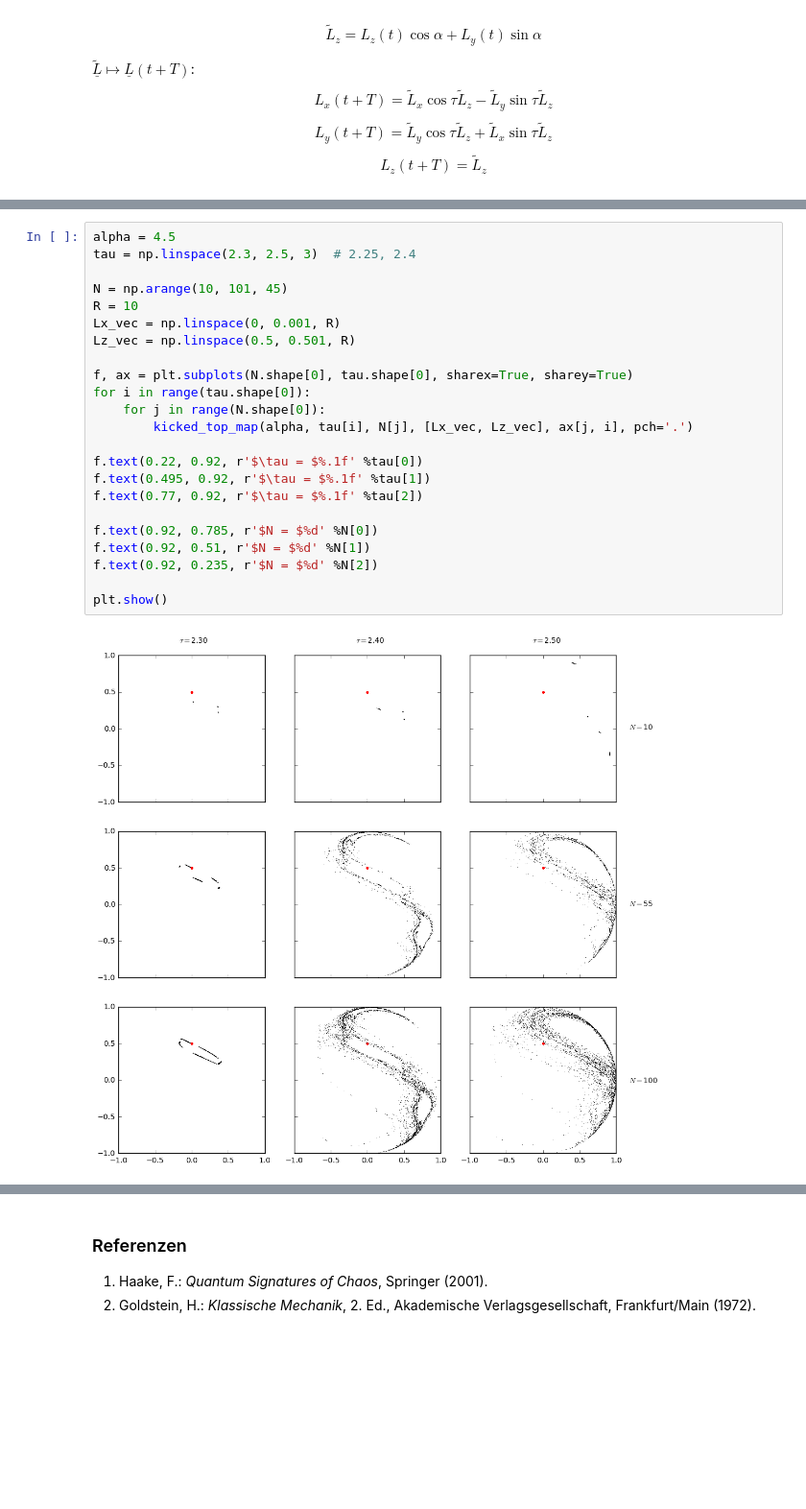
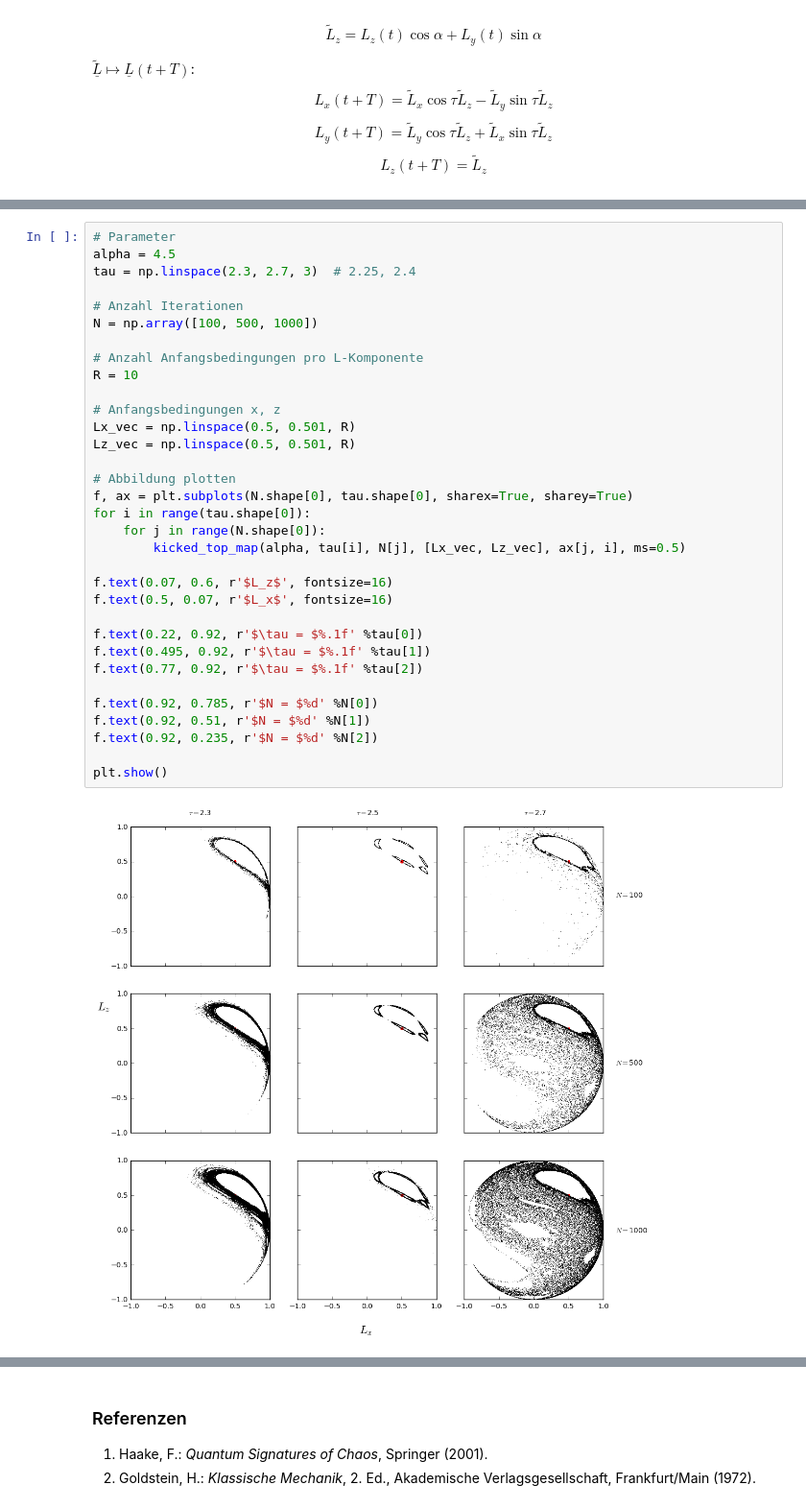
Before and after one commit to juliuseberhard/kicked-top, a Jupyter notebook: kicked_top.ipynb, the cells around one changed output, grey strips where cells are left out. Shown at 96% size. Drawn from its saved outputs; the diff is of its cells as text; blank space fills up the shorter version.

Commit message:
Winkeldistanzen geplottet, Text vervollstaendigt

```diff
--- a/kicked_top.ipynb
+++ b/kicked_top.ipynb
@@ -222,25 +341,35 @@ plt.show()
 # %%
+# Parameter
 alpha = 4.5
-tau = np.linspace(2.3, 2.5, 3)  # 2.25, 2.4
+tau = np.linspace(2.3, 2.7, 3)  # 2.25, 2.4
 
-N = np.arange(10, 101, 45)
+# Anzahl Iterationen
+N = np.array([100, 500, 1000])
+
+# Anzahl Anfangsbedingungen pro L-Komponente
 R = 10
-Lx_vec = np.linspace(0, 0.001, R)
+
+# Anfangsbedingungen x, z
+Lx_vec = np.linspace(0.5, 0.501, R)
 Lz_vec = np.linspace(0.5, 0.501, R)
 
+# Abbildung plotten
 f, ax = plt.subplots(N.shape[0], tau.shape[0], sharex=True, sharey=True)
 for i in range(tau.shape[0]):
     for j in range(N.shape[0]):
-        kicked_top_map(alpha, tau[i], N[j], [Lx_vec, Lz_vec], ax[j, i], pch='.')
+        kicked_top_map(alpha, tau[i], N[j], [Lx_vec, Lz_vec], ax[j, i], ms=0.5)
+
+f.text(0.07, 0.6, r'$L_z$', fontsize=16)
+f.text(0.5, 0.07, r'$L_x$', fontsize=16)
 
 f.text(0.22, 0.92, r'$\tau = $%.1f' %tau[0])
 f.text(0.495, 0.92, r'$\tau = $%.1f' %tau[1])
 f.text(0.77, 0.92, r'$\tau = $%.1f' %tau[2])
 
 f.text(0.92, 0.785, r'$N = $%d' %N[0])
 f.text(0.92, 0.51, r'$N = $%d' %N[1])
 f.text(0.92, 0.235, r'$N = $%d' %N[2])
 
 plt.show()
 # %% [output]
-[figure, old version]
+[figure, new version]
```
Also changed, not shown: parts of 11 cells of this notebook.
